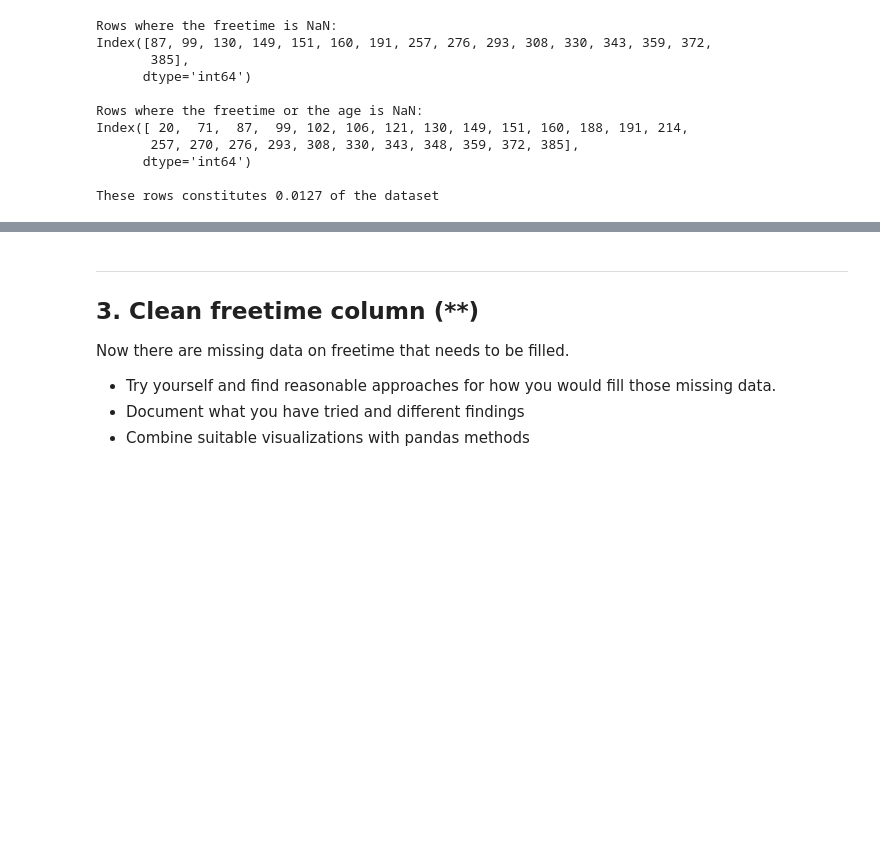
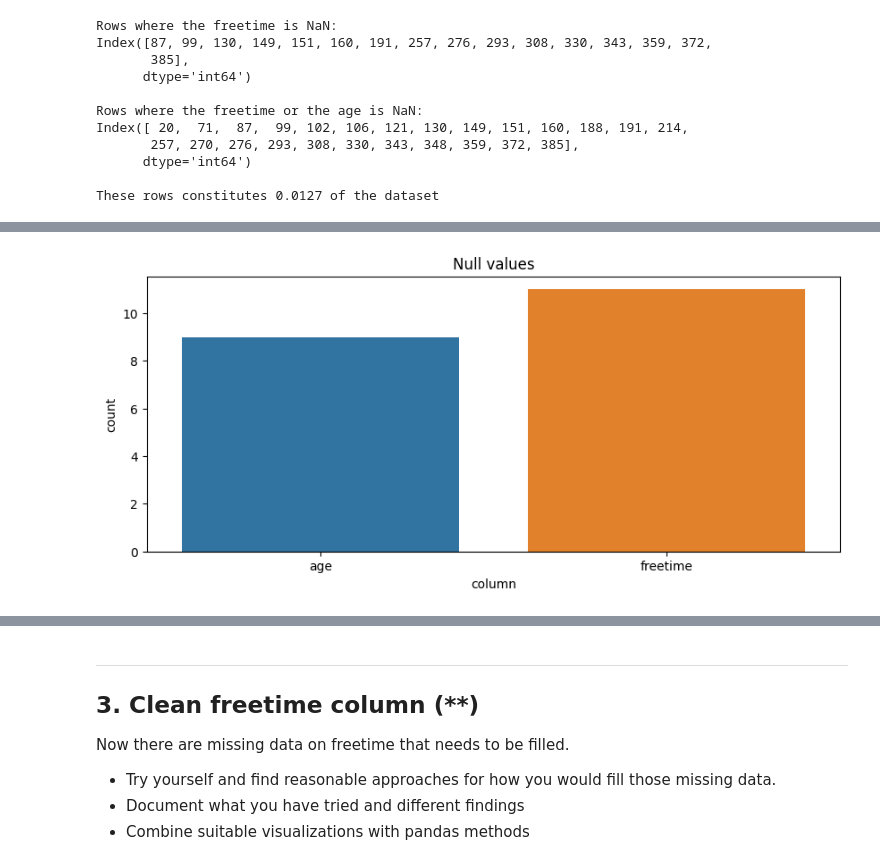
Before and after one commit to LucasZFriborg/Databehandling-Lucas-ZachauFriborg, a Jupyter notebook: Exercises/E01_missing_aggregation.ipynb, the cells around one changed output, grey strips where cells are left out. Drawn from its saved outputs; the diff is of its cells as text; code cells hidden in the pictures; blank space fills up the shorter version.

```diff
--- a/Exercises/E01_missing_aggregation.ipynb
+++ b/Exercises/E01_missing_aggregation.ipynb
@@ -232,3 +233,11 @@ g)
 ![Age distribution vs alcohol](../assets/alcohol_age.png)
 
 </details>
+# %%
+import data_utils
+
+# a)
+df_cleaned = df.drop(rows_with_many_NaNs.index, axis=0).reset_index()
+data_utils.missing_values(df_cleaned)
+# %% [output]
+[figure, added]
```
Also changed, not shown: parts of 6 cells of this notebook, 1 other file.
